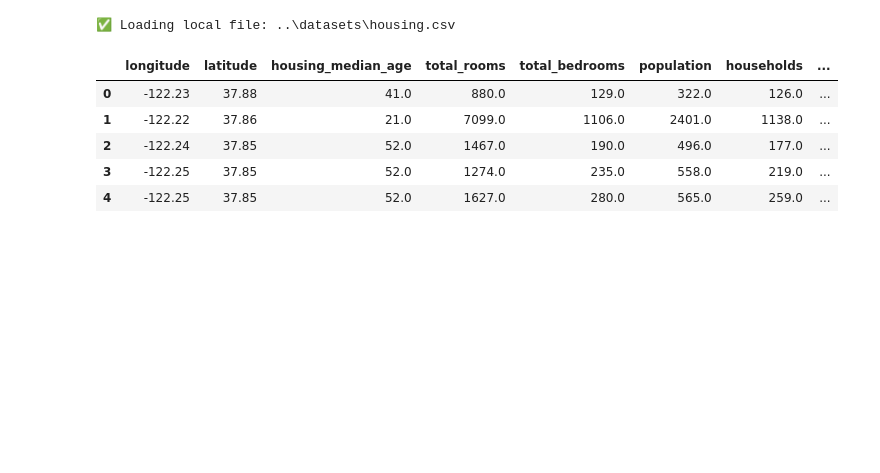
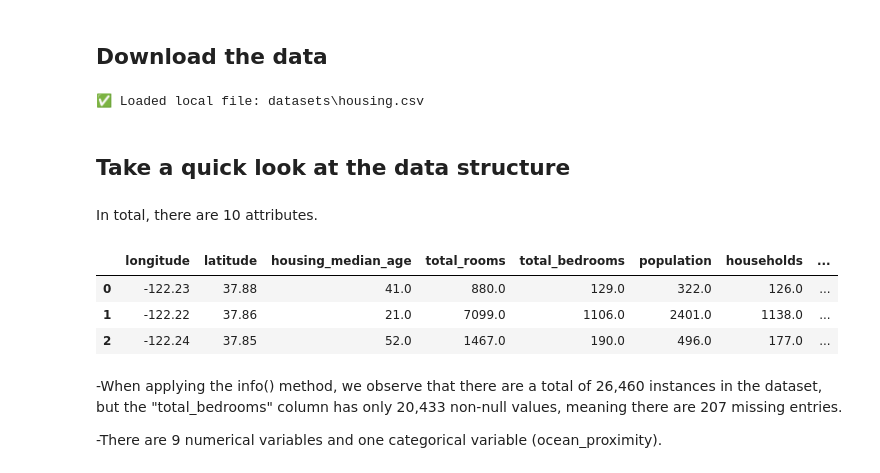
Before and after one commit to gonzams8/Supervised-Learning-Regression, a Jupyter notebook: CaliforniaHousing.ipynb, the cells around one changed output. Saved outputs shown, nothing was run; the diff lists cells and outputs as text; code cells hidden in the pictures; blank space fills up the shorter version.

Commit message:
Restaurar archivo CaliforniaHousing.ipynb desde commit 04a08e8

```diff
--- a/CaliforniaHousing.ipynb
+++ b/CaliforniaHousing.ipynb
@@ -2,0 +5,2 @@
+# %% [markdown]
+## Download the data
@@ -3,15 +15,21 @@
 # %%
-import utils.data_loader as dl
-                    # para forzar que se recargue el código
-housing = load_csv("housing.csv")
+from utils.data_loader import load_csv
+
+housing_full = load_csv("housing.csv")
 # %% [output]
-✅ Loading local file: ..\datasets\housing.csv
+✅ Loaded local file: datasets\housing.csv
+# %% [markdown]
+## Take a quick look at the data structure
+# %% [markdown]
+In total, there are 10 attributes.
 # %%
-housing.head()
+housing_full.head(3)
 # %% [output]
 |  | longitude | latitude | housing_median_age | total_rooms | total_bedrooms | population | households | ... |
 | 0 | -122.23 | 37.88 | 41.0 | 880.0 | 129.0 | 322.0 | 126.0 | ... |
 | 1 | -122.22 | 37.86 | 21.0 | 7099.0 | 1106.0 | 2401.0 | 1138.0 | ... |
 | 2 | -122.24 | 37.85 | 52.0 | 1467.0 | 190.0 | 496.0 | 177.0 | ... |
-| 3 | -122.25 | 37.85 | 52.0 | 1274.0 | 235.0 | 558.0 | 219.0 | ... |
-| 4 | -122.25 | 37.85 | 52.0 | 1627.0 | 280.0 | 565.0 | 259.0 | ... |
+# %% [markdown]
+-When applying the info() method, we observe that there are a total of 26,460 instances in the dataset, but the "total_bedrooms" column has only 20,433 non-null values, meaning there are 207 missing entries.
+
+-There are 9 numerical variables and one categorical variable (ocean_proximity).
```
Also changed, not shown: parts of 31 cells of this notebook.
